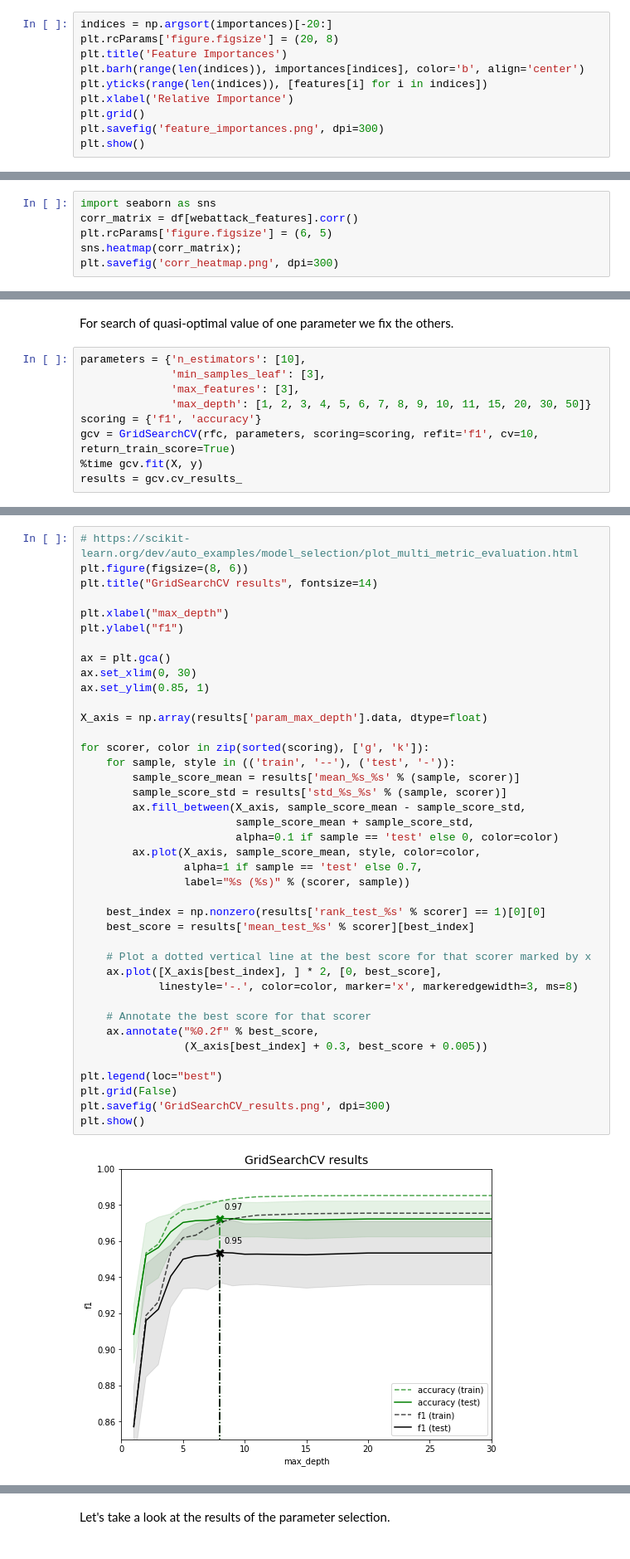
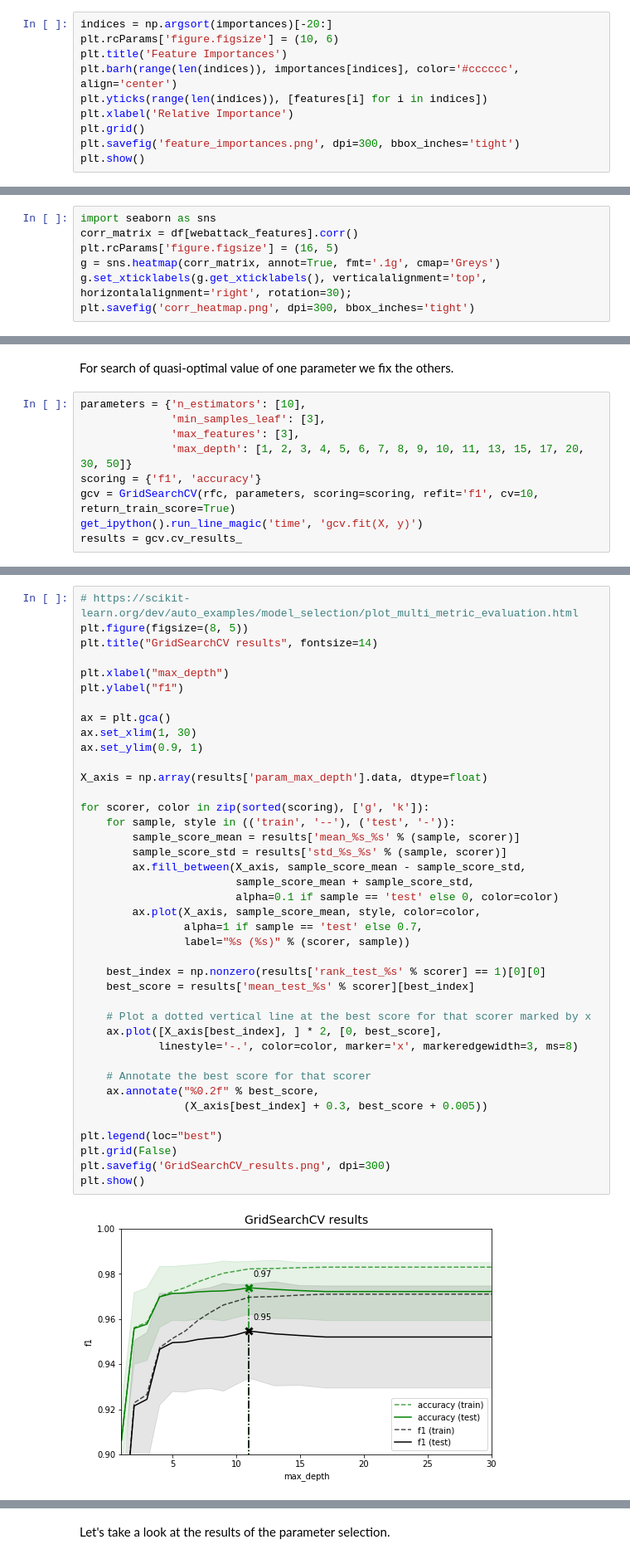
Before and after one commit to fisher85/ml-cybersecurity, a Jupyter notebook: python-web-attack-detection/web-attack-detection.ipynb, the cells around one changed output, grey strips where cells are left out. Shown: that part at 83% size. Saved outputs shown, nothing was run; the diff lists cells and outputs as text.

```diff
--- a/python-web-attack-detection/web-attack-detection.ipynb
+++ b/python-web-attack-detection/web-attack-detection.ipynb
@@ -379,12 +396,12 @@ And incorrect results [Kostas2018] (error was found in assessing the importance
 * Fwd Packet Length Max 0.00013
 # %%
 indices = np.argsort(importances)[-20:]
-plt.rcParams['figure.figsize'] = (20, 8)
+plt.rcParams['figure.figsize'] = (10, 6)
 plt.title('Feature Importances')
-plt.barh(range(len(indices)), importances[indices], color='b', align='center')
+plt.barh(range(len(indices)), importances[indices], color='#cccccc', align='center')
 plt.yticks(range(len(indices)), [features[i] for i in indices])
 plt.xlabel('Relative Importance')
 plt.grid()
-plt.savefig('feature_importances.png', dpi=300)
+plt.savefig('feature_importances.png', dpi=300, bbox_inches='tight')
 plt.show()
 # %% [output]
@@ -489,7 +489,8 @@ plt.savefig('features_hist.png', dpi=300)
 # %%
 import seaborn as sns
 corr_matrix = df[webattack_features].corr()
-plt.rcParams['figure.figsize'] = (6, 5)
-sns.heatmap(corr_matrix);
-plt.savefig('corr_heatmap.png', dpi=300)
+plt.rcParams['figure.figsize'] = (16, 5)
+g = sns.heatmap(corr_matrix, annot=True, fmt='.1g', cmap='Greys')
+g.set_xticklabels(g.get_xticklabels(), verticalalignment='top', horizontalalignment='right', rotation=30);
+plt.savefig('corr_heatmap.png', dpi=300, bbox_inches='tight')
 # %% [output]
@@ -521,9 +554,9 @@ For search of quasi-optimal value of one parameter we fix the others.
 parameters = {'n_estimators': [10],
               'min_samples_leaf': [3],
               'max_features': [3],
-              'max_depth': [1, 2, 3, 4, 5, 6, 7, 8, 9, 10, 11, 15, 20, 30, 50]}
+              'max_depth': [1, 2, 3, 4, 5, 6, 7, 8, 9, 10, 11, 13, 15, 17, 20, 30, 50]}
 scoring = {'f1', 'accuracy'}
 gcv = GridSearchCV(rfc, parameters, scoring=scoring, refit='f1', cv=10, return_train_score=True)
-%time gcv.fit(X, y)
+get_ipython().run_line_magic('time', 'gcv.fit(X, y)')
 results = gcv.cv_results_
 # %% [output]
@@ -538,42 +575,42 @@ cv_results.head(1)
 # %%
 # https://scikit-learn.org/dev/auto_examples/model_selection/plot_multi_metric_evaluation.html
-plt.figure(figsize=(8, 6))
+plt.figure(figsize=(8, 5))
 plt.title("GridSearchCV results", fontsize=14)
 
 plt.xlabel("max_depth")
 plt.ylabel("f1")
 
 ax = plt.gca()
-ax.set_xlim(0, 30)
-ax.set_ylim(0.85, 1)
+ax.set_xlim(1, 30)
+ax.set_ylim(0.9, 1)
 
 X_axis = np.array(results['param_max_depth'].data, dtype=float)
 
 for scorer, color in zip(sorted(scoring), ['g', 'k']):
     for sample, style in (('train', '--'), ('test', '-')):
         sample_score_mean = results['mean_%s_%s' % (sample, scorer)]
         sample_score_std = results['std_%s_%s' % (sample, scorer)]
         ax.fill_between(X_axis, sample_score_mean - sample_score_std,
                         sample_score_mean + sample_score_std,
                         alpha=0.1 if sample == 'test' else 0, color=color)
         ax.plot(X_axis, sample_score_mean, style, color=color,
                 alpha=1 if sample == 'test' else 0.7,
                 label="%s (%s)" % (scorer, sample))
 
     best_index = np.nonzero(results['rank_test_%s' % scorer] == 1)[0][0]
     best_score = results['mean_test_%s' % scorer][best_index]
 
     # Plot a dotted vertical line at the best score for that scorer marked by x
     ax.plot([X_axis[best_index], ] * 2, [0, best_score],
             linestyle='-.', color=color, marker='x', markeredgewidth=3, ms=8)
 
     # Annotate the best score for that scorer
     ax.annotate("%0.2f" % best_score,
                 (X_axis[best_index] + 0.3, best_score + 0.005))
 
 plt.legend(loc="best")
 plt.grid(False)
 plt.savefig('GridSearchCV_results.png', dpi=300)
 plt.show()
 # %% [output]
-[figure, old version]
+[figure, new version]
```
Also changed, not shown: parts of 81 cells of this notebook, 10 other files.
